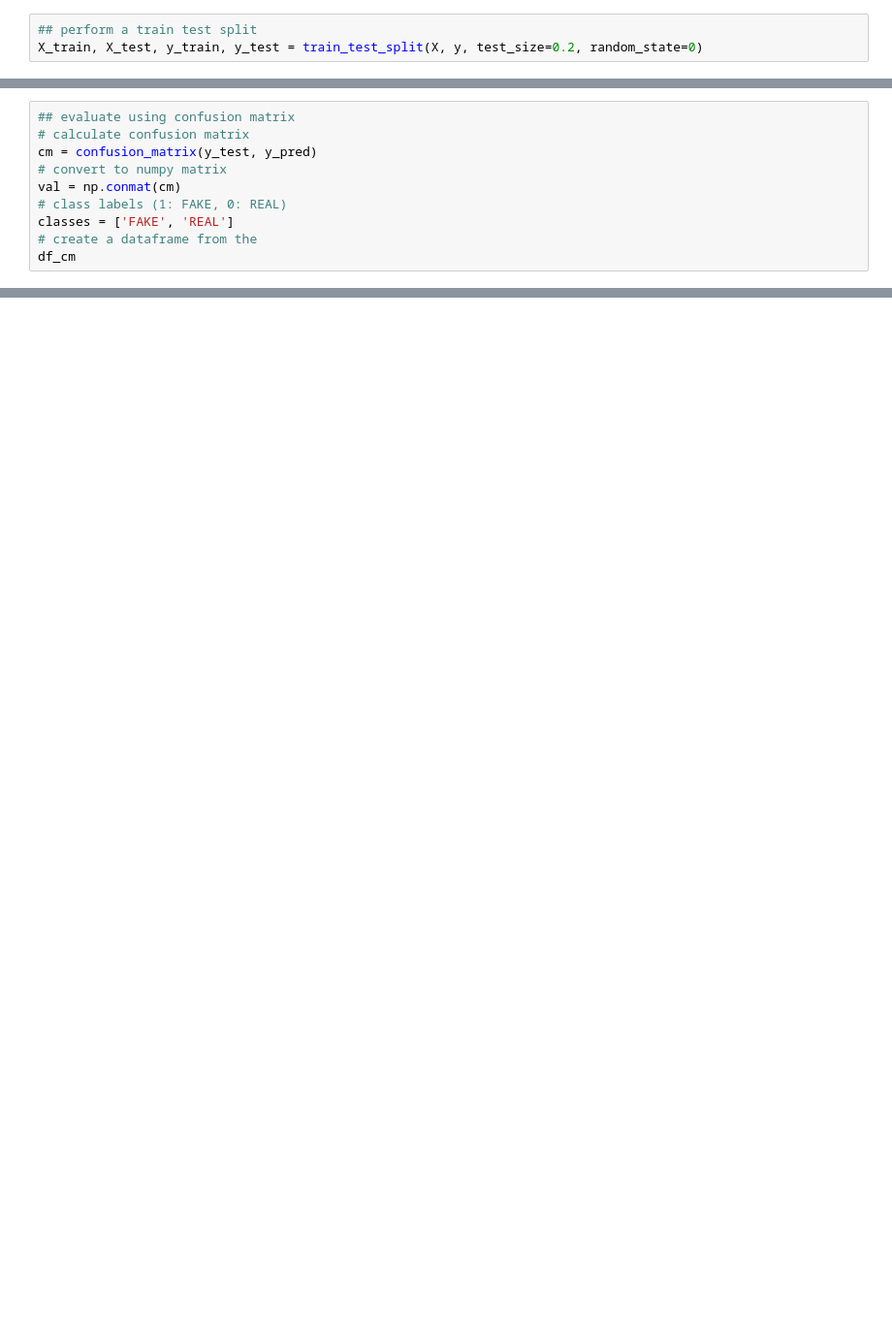
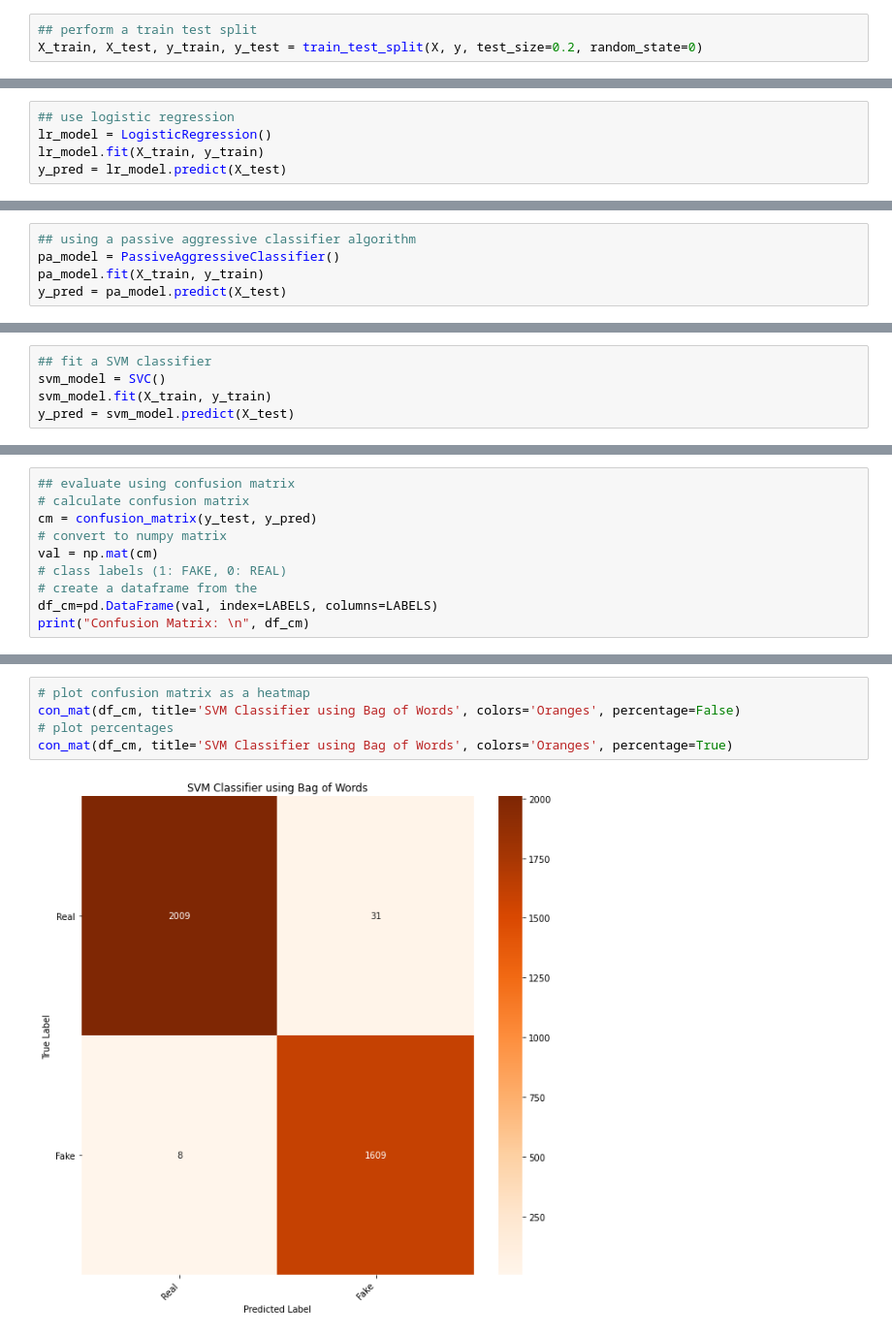
Before and after one commit to tahreemrasul/nlp, a Jupyter notebook: fake_news_classification.ipynb, the cells around one changed output, grey strips where cells are left out. Shown: that part at 97% size. Cells and saved outputs as stored; diff of their text form; blank space fills up the shorter version.

```diff
--- a/fake_news_classification.ipynb
+++ b/fake_news_classification.ipynb
@@ -94,0 +211,5 @@ y_pred = nb_model.pred(X_test)
+# %%
+## use logistic regression
+lr_model = LogisticRegression()
+lr_model.fit(X_train, y_train)
+y_pred = lr_model.predict(X_test)
@@ -94,0 +246,5 @@ y_pred = nb_model.pred(X_test)
+# %%
+## using a passive aggressive classifier algorithm
+pa_model = PassiveAggressiveClassifier()
+pa_model.fit(X_train, y_train)
+y_pred = pa_model.predict(X_test)
@@ -95,2 +281,7 @@ y_pred = nb_model.pred(X_test)
+# %%
+## fit a SVM classifier
+svm_model = SVC()
+svm_model.fit(X_train, y_train)
+y_pred = svm_model.predict(X_test)
 # %%
 ## evaluate model using accuracy
@@ -101,8 +293,8 @@ print("Accuracy of Naive Bayes Classifier using Bag of Words model: ", accuracy)
 # calculate confusion matrix
 cm = confusion_matrix(y_test, y_pred)
 # convert to numpy matrix
-val = np.conmat(cm)
+val = np.mat(cm)
 # class labels (1: FAKE, 0: REAL)
-classes = ['FAKE', 'REAL']
 # create a dataframe from the
-df_cm
+df_cm=pd.DataFrame(val, index=LABELS, columns=LABELS)
+print("Confusion Matrix: \n", df_cm)
@@ -108,0 +306,7 @@ df_cm
+# %%
+# plot confusion matrix as a heatmap
+con_mat(df_cm, title='SVM Classifier using Bag of Words', colors='Oranges', percentage=False)
+# plot percentages
+con_mat(df_cm, title='SVM Classifier using Bag of Words', colors='Oranges', percentage=True)
+# %% [output]
+[figure, added]
```
Also changed, not shown: parts of 43 cells of this notebook.
